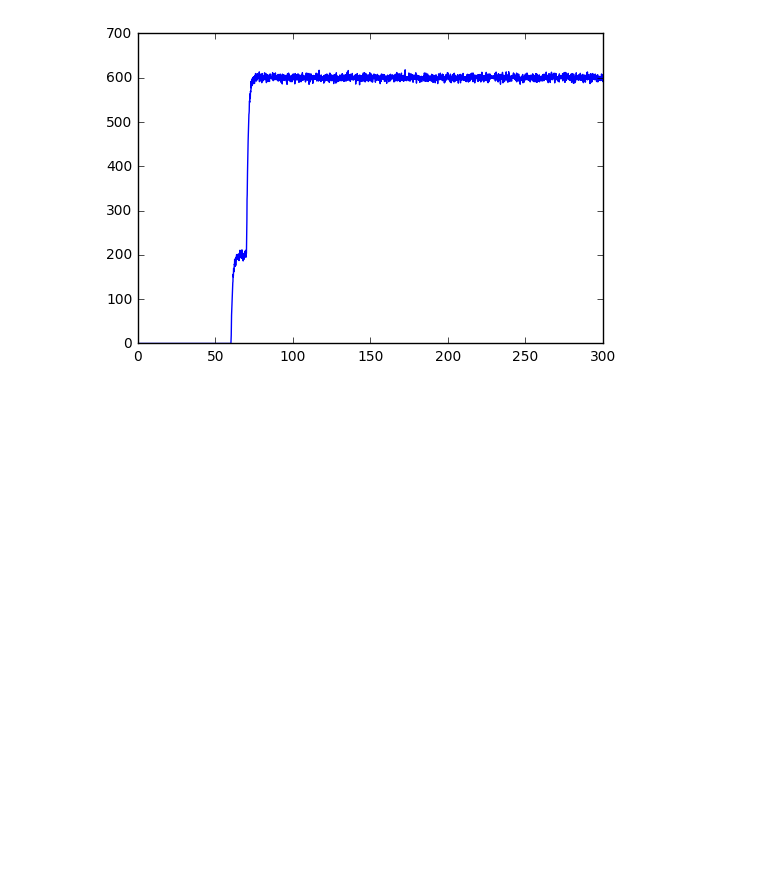
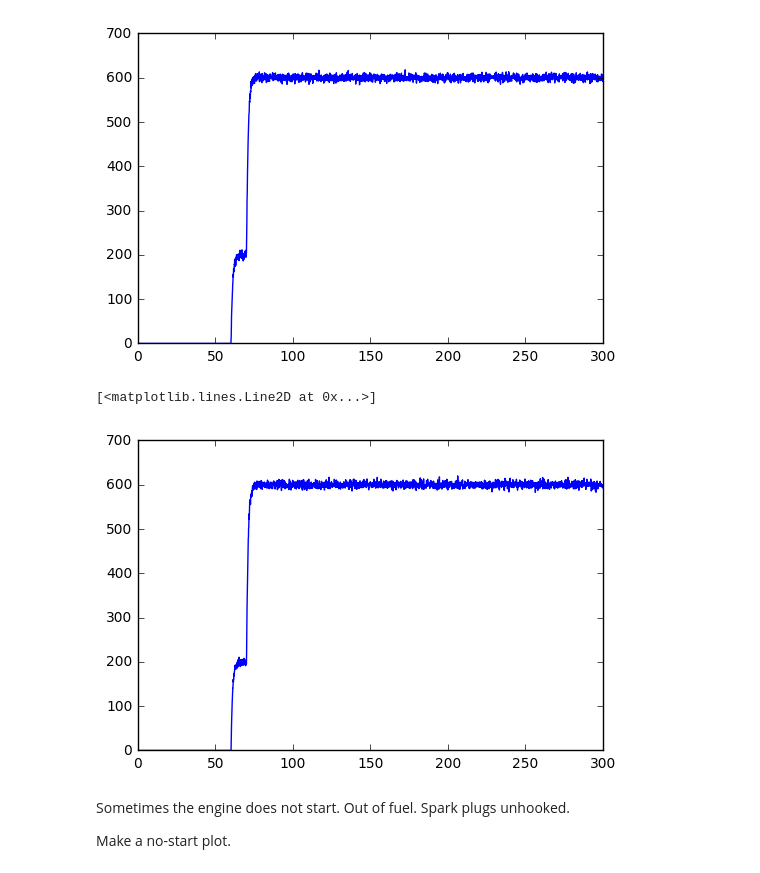
Before and after one commit to dapperfu/NeuralNetWork, a Jupyter notebook: Start_Classifier/01 - Generate Start Data.ipynb, the cells around one changed output. Drawn from its saved outputs; the diff is of its cells as text; code cells hidden in the pictures; blank space fills up the shorter version.

```diff
--- a/Start_Classifier/01 - Generate Start Data.ipynb
+++ b/Start_Classifier/01 - Generate Start Data.ipynb
@@ -72,18 +72,20 @@ plt.plot(T,yout)
 [<matplotlib.lines.Line2D at 0x...>]
 [figure]
 # %%
-# All together.
+def good_start(T):
+    # Simulate a good start.
+    yout, T, xout = lsim(sys1, U=U, T=T)
 
-# Generate 5 minutes of data at 0.1s resolution.
-dt = 0.1
-t0 = 0
-tfinal = 5*60
-T = np.arange(t0, tfinal+dt, dt)
-yout, T, xout = lsim(sys1, U=U, T=T)
-
-N = np.random.normal(0, 5, yout.shape)
-yout[U>0]+=N[U>0]
-
-# fig = plt.figure(figsize=(1,1), dpi=32)
-plt.plot(T,yout)
-# plt.axis('off')
+    N = np.random.normal(0, 5, yout.shape)
+    yout[U>0]+=N[U>0]
+    return yout
+# %%
+yout = good_start(T)
+plt.plot(T,yout)
+# %% [output]
+[<matplotlib.lines.Line2D at 0x...>]
+[figure, added]
+# %% [markdown]
+Sometimes the engine does not start. Out of fuel. Spark plugs unhooked.
+
+Make a no-start plot.
```
Also changed, not shown: parts of 2 cells of this notebook.
